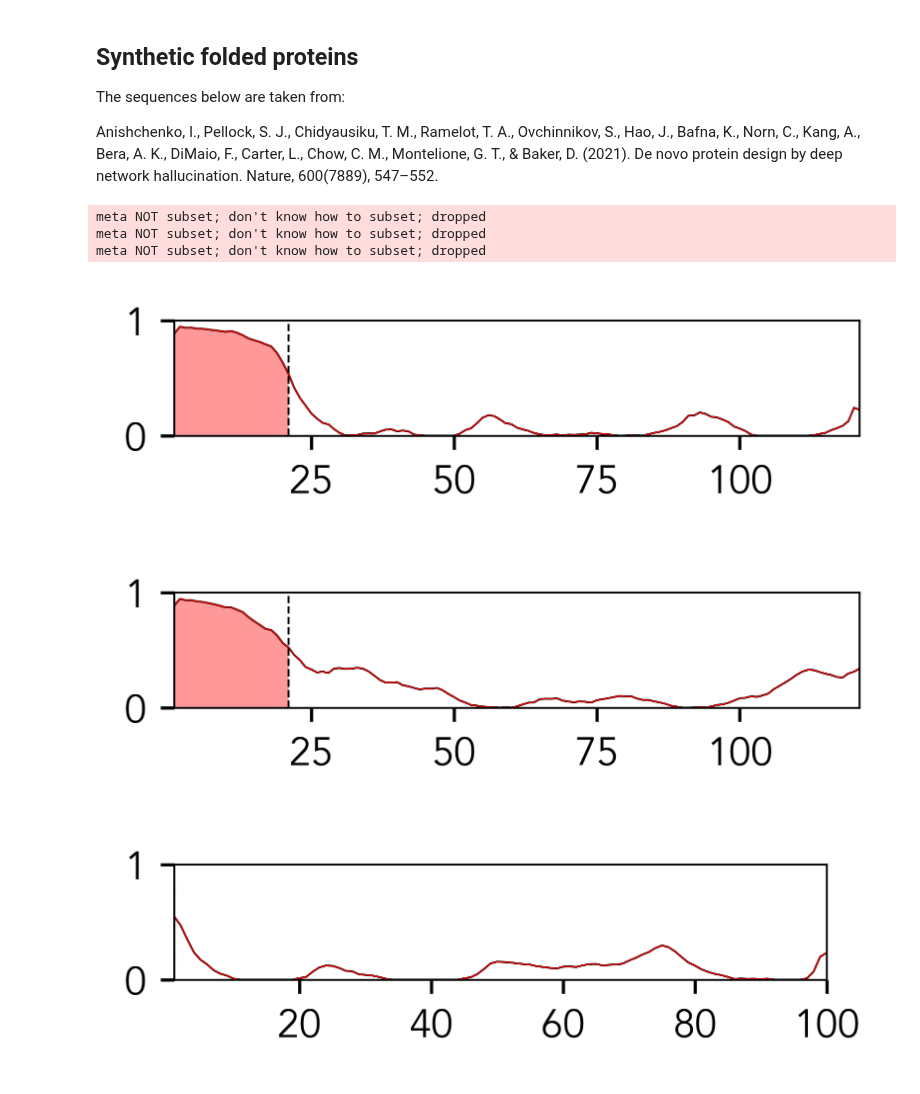
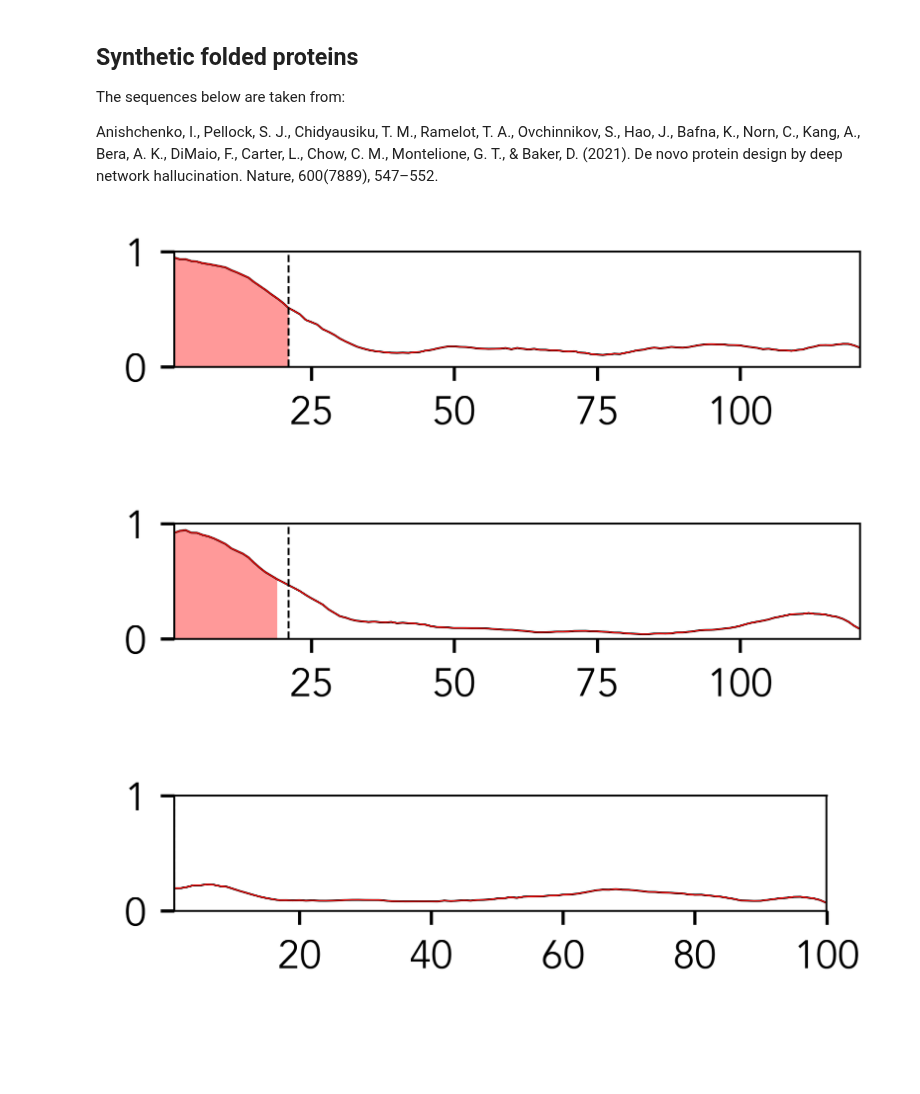
Before and after one commit to holehouse-lab/supportingdata, a Jupyter notebook: 2021/emenecker_metapredict_2021/v2/non_standard/hallucination_sequences.ipynb, the cells around one changed output. Cells and saved outputs as stored; diff of their text form; code cells hidden in the pictures; blank space fills up the shorter version.

```diff
--- a/2021/emenecker_metapredict_2021/v2/non_standard/hallucination_sequences.ipynb
+++ b/2021/emenecker_metapredict_2021/v2/non_standard/hallucination_sequences.ipynb
@@ -25,6 +25,8 @@ font = {'family' : 'avenir',
 
 matplotlib.rc('font', **font)
 import metapredict as meta
+
+metapredict_version = 3
 # %% [markdown]
 ## Synthetic folded proteins
 
@@ -48,7 +50,7 @@ def plot_disorder(seq, outname, start):
     figure(num=None, figsize=(3, 1), dpi=300, facecolor='w', edgecolor='k')
     ax = plt.gca()
 
-    d = meta.predict_disorder_domains(seq)
+    d = meta.predict_disorder_domains(seq, version=metapredict_version)
     idx = np.arange(1,len(seq)+1)
 
 
@@ -72,17 +74,14 @@ def plot_disorder(seq, outname, start):
     plt.savefig(outname)
 # %%
 # 21 = initiatior methionine
-plot_disorder(seq=seq_0217,outname='figures/seq_0217.pdf',start=21)
+plot_disorder(seq=seq_0217,outname=f'figures/seq_0217_metapredict_v{metapredict_version}.pdf',start=21)
 
 # 21 = initiatior methionine
-plot_disorder(seq=seq_0738,outname='figures/seq_0738.pdf',start=21)
+plot_disorder(seq=seq_0738,outname=f'figures/seq_0738_metapredict_v{metapredict_version}.pdf',start=21)
 
 # 1 = initiatior methionine
-plot_disorder(seq=seq_0515,outname='figures/seq_0515.pdf',start=1)
+plot_disorder(seq=seq_0515,outname=f'figures/seq_0515_metapredict_v{metapredict_version}.pdf',start=1)
 # %% [output]
-meta NOT subset; don't know how to subset; dropped
-meta NOT subset; don't know how to subset; dropped
-meta NOT subset; don't know how to subset; dropped
-[figure, old version]
+[figure, new version]
-[figure, old version]
+[figure, new version]
-[figure, old version]
+[figure, new version]
```
Also changed, not shown: 19 other files.
